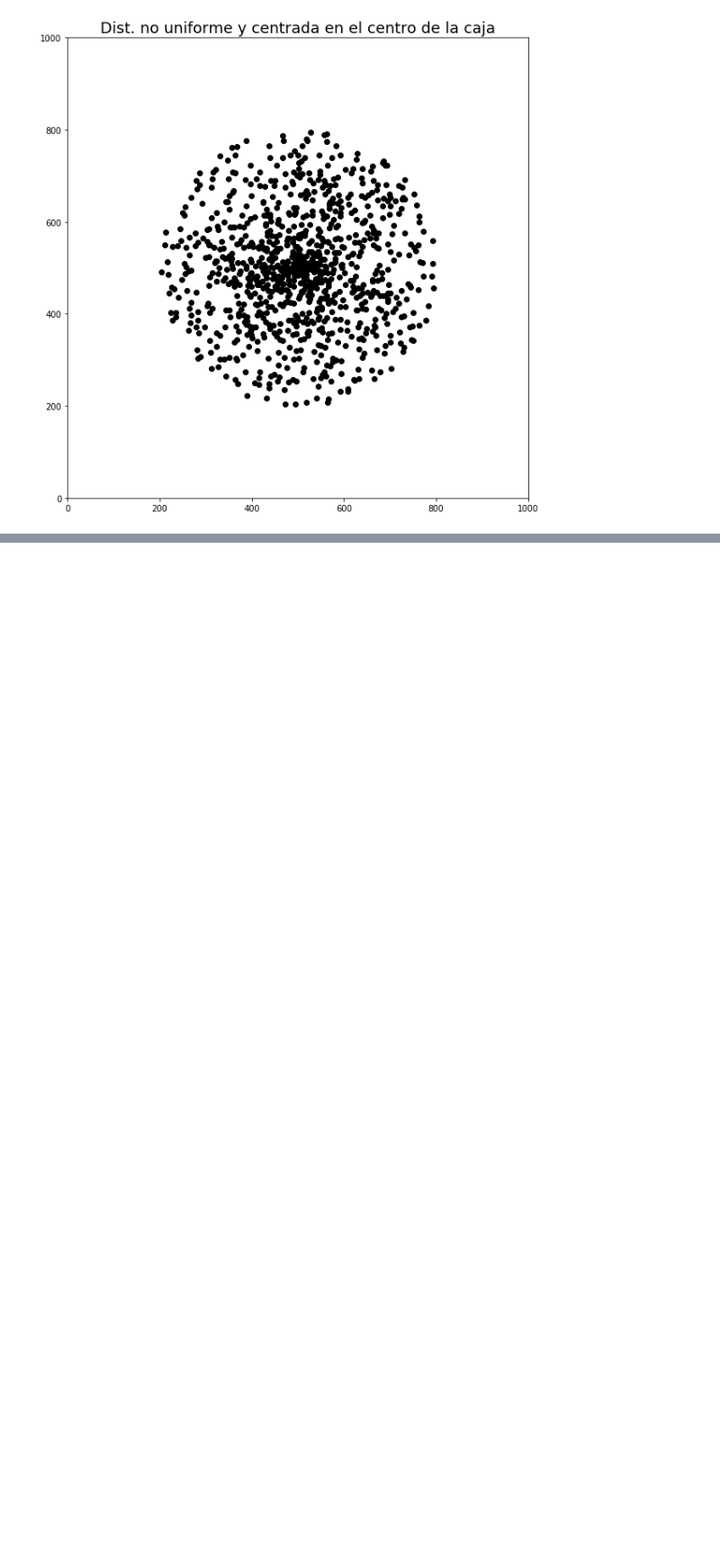
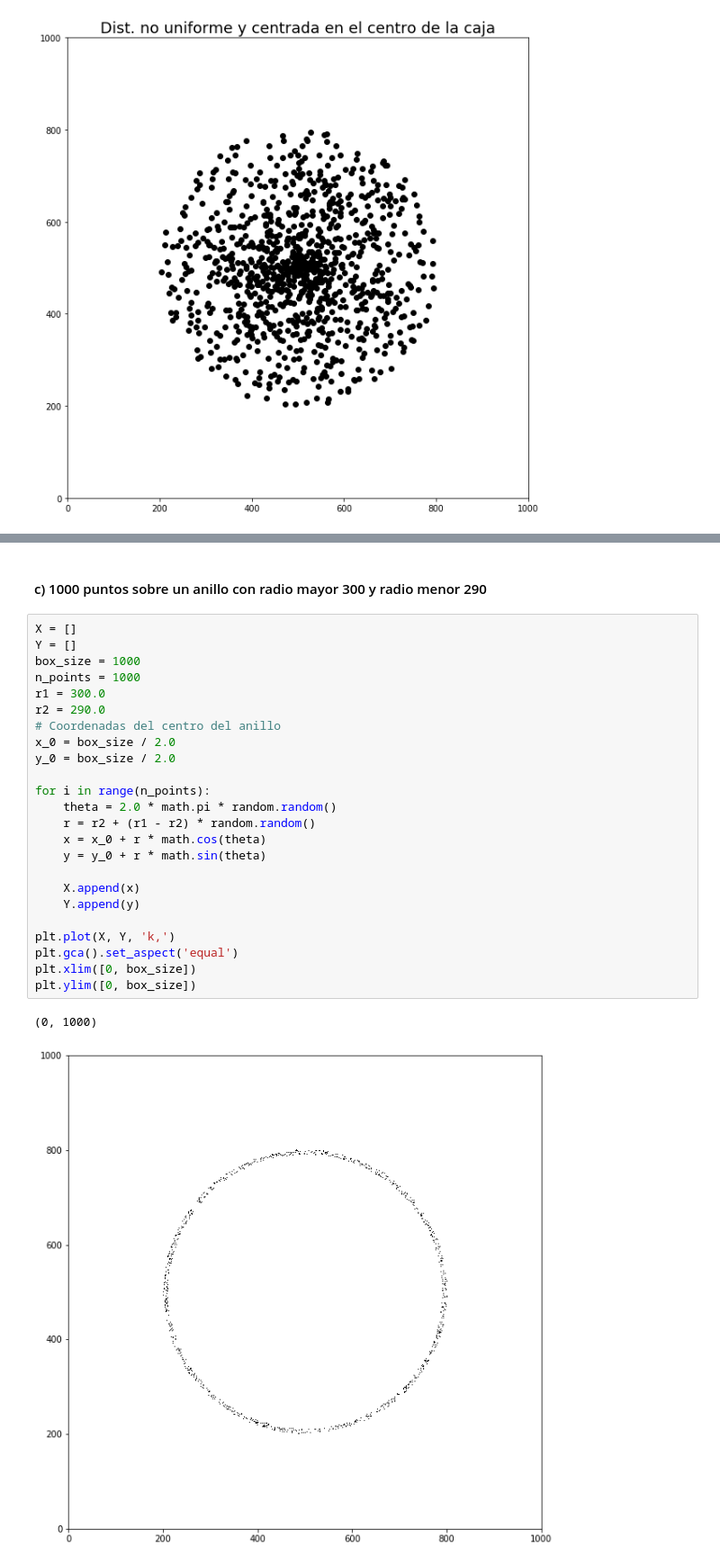
Before and after one commit to CosmoStats/cosmostats2018-Pagutri, a Jupyter notebook: 2daParte/Ejercicio2/ejercicios_2.ipynb, the cells around one changed output, grey strips where cells are left out. Shown: that part at 90% size. Saved outputs shown, nothing was run; the diff lists cells and outputs as text; blank space fills up the shorter version.

```diff
--- a/2daParte/Ejercicio2/ejercicios_2.ipynb
+++ b/2daParte/Ejercicio2/ejercicios_2.ipynb
@@ -83,0 +85,29 @@ KeyboardInterrupt:
+# %% [markdown]
+#### c) 1000 puntos sobre un anillo con radio mayor 300 y radio menor 290
+# %%
+X = []
+Y = []
+box_size = 1000
+n_points = 1000
+r1 = 300.0
+r2 = 290.0
+# Coordenadas del centro del anillo
+x_0 = box_size / 2.0
+y_0 = box_size / 2.0
+
+for i in range(n_points):
+    theta = 2.0 * math.pi * random.random()
+    r = r2 + (r1 - r2) * random.random()
+    x = x_0 + r * math.cos(theta)
+    y = y_0 + r * math.sin(theta)
+
+    X.append(x)
+    Y.append(y)
+
+plt.plot(X, Y, 'k,')
+plt.gca().set_aspect('equal')
+plt.xlim([0, box_size])
+plt.ylim([0, box_size])
+# %% [output]
+(0, 1000)
+[figure, added]
```
Also changed, not shown: parts of 2 cells of this notebook.
